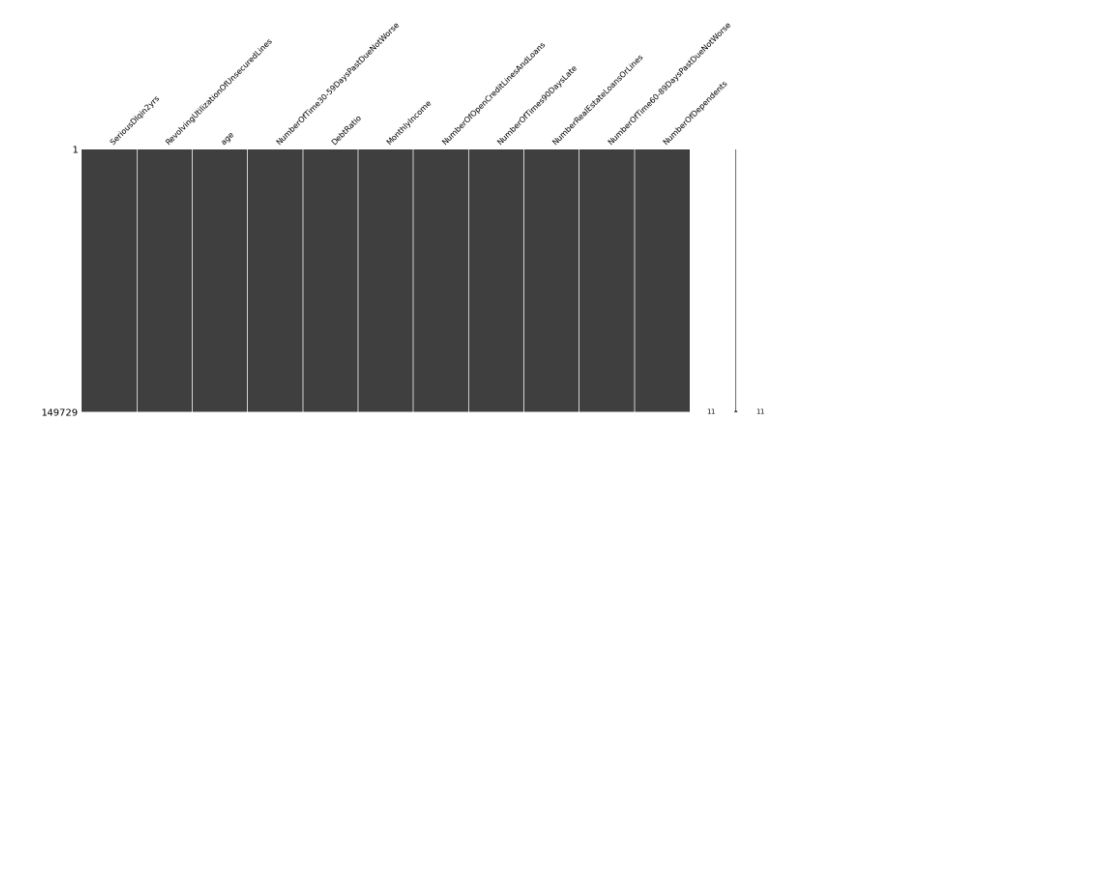
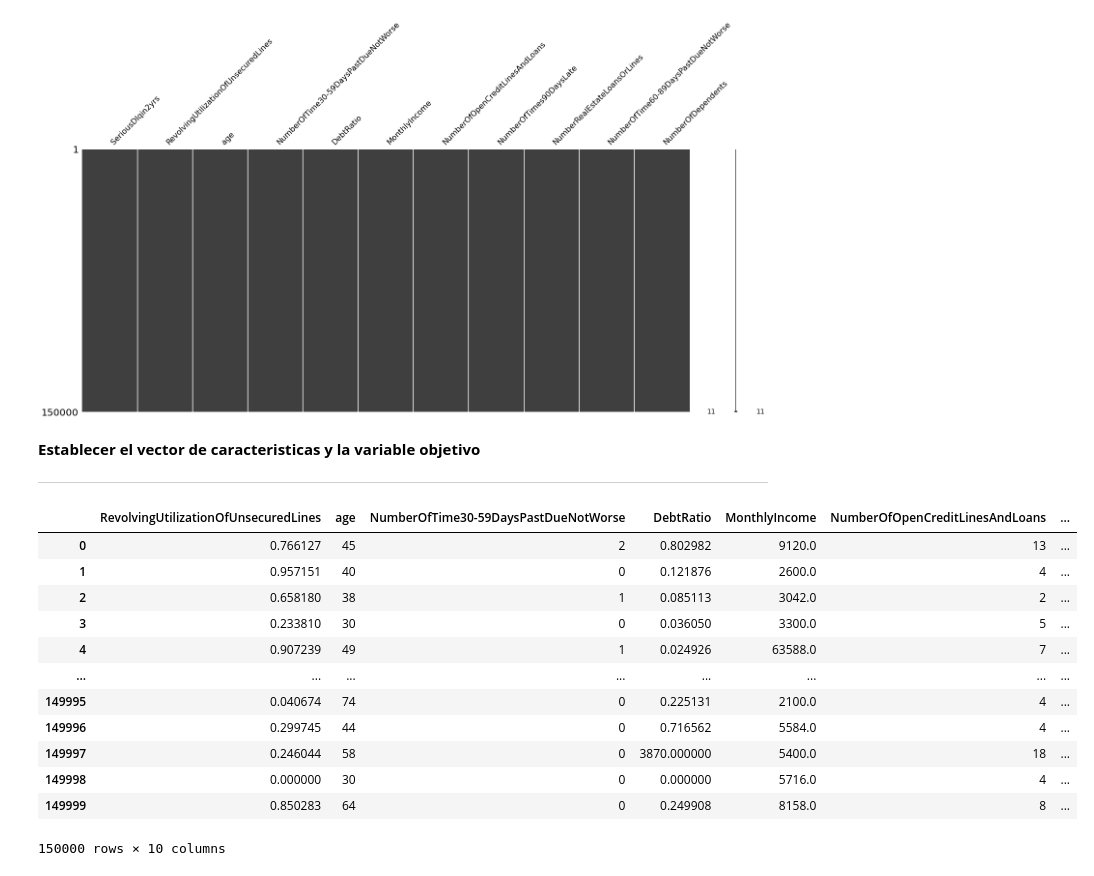
Before and after one commit to PDCaire10/USIL_Capstone_202202_G10_MLP_Bagging, a Jupyter notebook: Modelo_PNN+Bagging.ipynb, the cells around one changed output. Cells and saved outputs as stored; diff of their text form; code cells hidden in the pictures; blank space fills up the shorter version.

```diff
--- a/Modelo_PNN+Bagging.ipynb
+++ b/Modelo_PNN+Bagging.ipynb
@@ -152,12 +156,22 @@ dtype: int64
 # %%
 #datos.isnull().sum().sum()
 #datos.columns[datos.isnull().any()]
-# %%
-datos=datos[datos['age']>0]
-datos=datos[datos['NumberOfTime30-59DaysPastDueNotWorse']<90]
-datos=datos[datos['NumberOfTime60-89DaysPastDueNotWorse']<90]
-datos=datos[datos['NumberOfTimes90DaysLate']<90]
-datos=datos[datos['NumberRealEstateLoansOrLines']<50]
+# %%
+#Aplicamos .index para obtener las filas superiores del percentil 95 y .loc para reemplazar los outliers por el percentil 95
+outliers1 = datos[datos['age'] == 0].index
+datos.loc[outliers1,'age'] = datos['age'].median()
+
+outliers2 = datos[datos['NumberOfTime30-59DaysPastDueNotWorse'] > datos['NumberOfTime30-59DaysPastDueNotWorse'].quantile(.95)].index
+datos.loc[outliers2,'NumberOfTime30-59DaysPastDueNotWorse'] = datos['NumberOfTime30-59DaysPastDueNotWorse'].quantile(.95)
+
+outliers3 = datos[datos['NumberOfTime60-89DaysPastDueNotWorse'] > datos['NumberOfTime60-89DaysPastDueNotWorse'].quantile(.95)].index
+datos.loc[outliers3,'NumberOfTime60-89DaysPastDueNotWorse'] = datos['NumberOfTime60-89DaysPastDueNotWorse'].quantile(.95)
+
+outliers4 = datos[datos['NumberOfTimes90DaysLate'] > datos['NumberOfTimes90DaysLate'].quantile(.95)].index
+datos.loc[outliers4,'NumberOfTimes90DaysLate'] = datos['NumberOfTimes90DaysLate'].quantile(.95)
+
+outliers5 = datos[datos['NumberRealEstateLoansOrLines'] > datos['NumberRealEstateLoansOrLines'].quantile(.95)].index
+datos.loc[outliers5,'NumberRealEstateLoansOrLines'] = datos['NumberRealEstateLoansOrLines'].quantile(.95)
 # %%
 datos['MonthlyIncome'].fillna(datos['MonthlyIncome'].median(),inplace = True)
 datos['NumberOfDependents'].fillna(datos['NumberOfDependents'].mode()[0],inplace = True)
@@ -166,3 +180,26 @@ ms.matrix(datos)
 # %% [output]
 <matplotlib.axes._subplots.AxesSubplot at 0x...>
 [figure]
+# %% [markdown]
+**Establecer el vector de caracteristicas y la variable objetivo**
+
+---
+# %%
+X = datos.drop('SeriousDlqin2yrs',axis = 1)
+y = datos["SeriousDlqin2yrs"]
+# %%
+X
+# %% [output]
+|  | RevolvingUtilizationOfUnsecuredLines | age | NumberOfTime30-59DaysPastDueNotWorse | DebtRatio | MonthlyIncome | NumberOfOpenCreditLinesAndLoans | ... |
+| 0 | 0.766127 | 45 | 2 | 0.802982 | 9120.0 | 13 | ... |
+| 1 | 0.957151 | 40 | 0 | 0.121876 | 2600.0 | 4 | ... |
+| 2 | 0.658180 | 38 | 1 | 0.085113 | 3042.0 | 2 | ... |
+| 3 | 0.233810 | 30 | 0 | 0.036050 | 3300.0 | 5 | ... |
+| 4 | 0.907239 | 49 | 1 | 0.024926 | 63588.0 | 7 | ... |
+| ... | ... | ... | ... | ... | ... | ... | ... |
+| 149995 | 0.040674 | 74 | 0 | 0.225131 | 2100.0 | 4 | ... |
+| 149996 | 0.299745 | 44 | 0 | 0.716562 | 5584.0 | 4 | ... |
+| 149997 | 0.246044 | 58 | 0 | 3870.000000 | 5400.0 | 18 | ... |
+| 149998 | 0.000000 | 30 | 0 | 0.000000 | 5716.0 | 4 | ... |
+| 149999 | 0.850283 | 64 | 0 | 0.249908 | 8158.0 | 8 | ... |
+150000 rows × 10 columns
```
Also changed, not shown: parts of 8 cells of this notebook.
